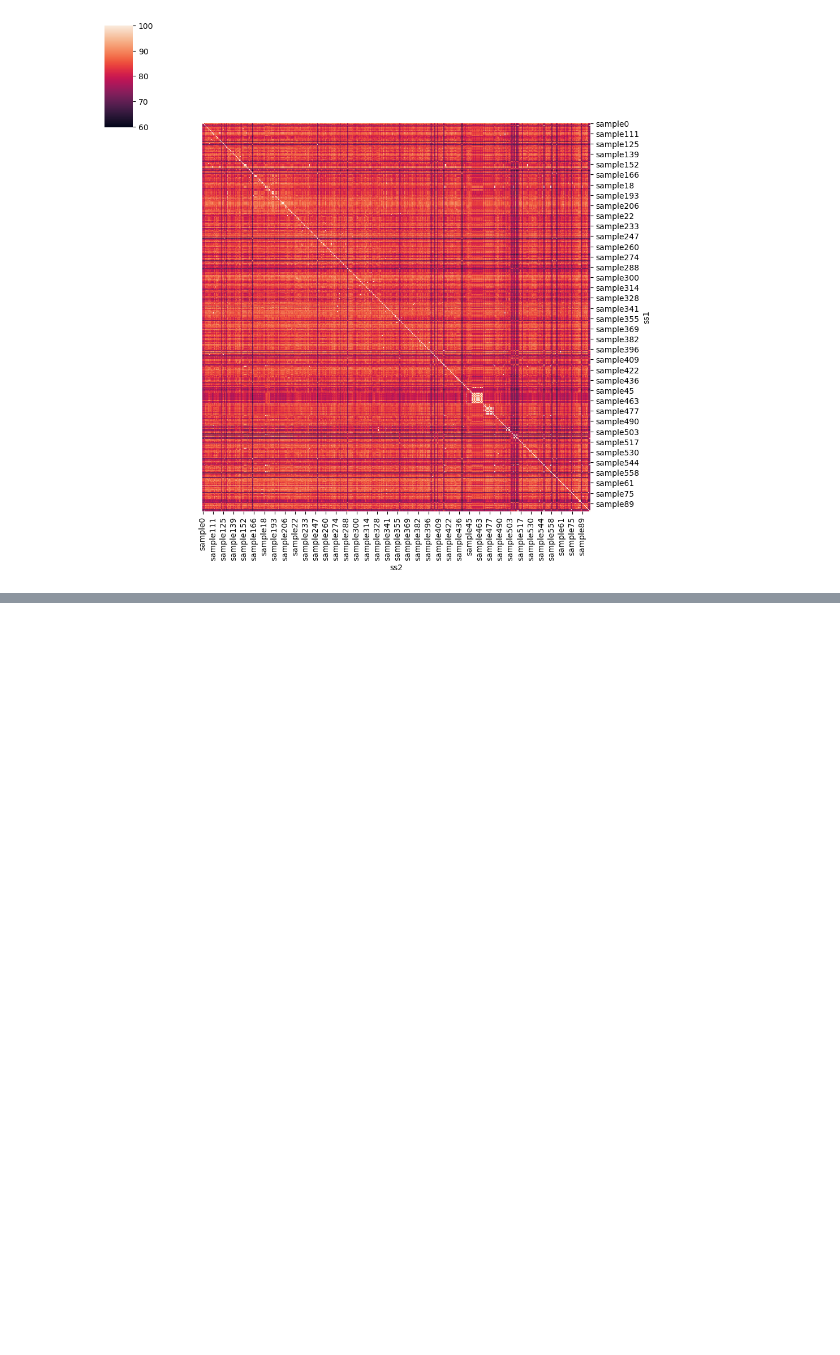
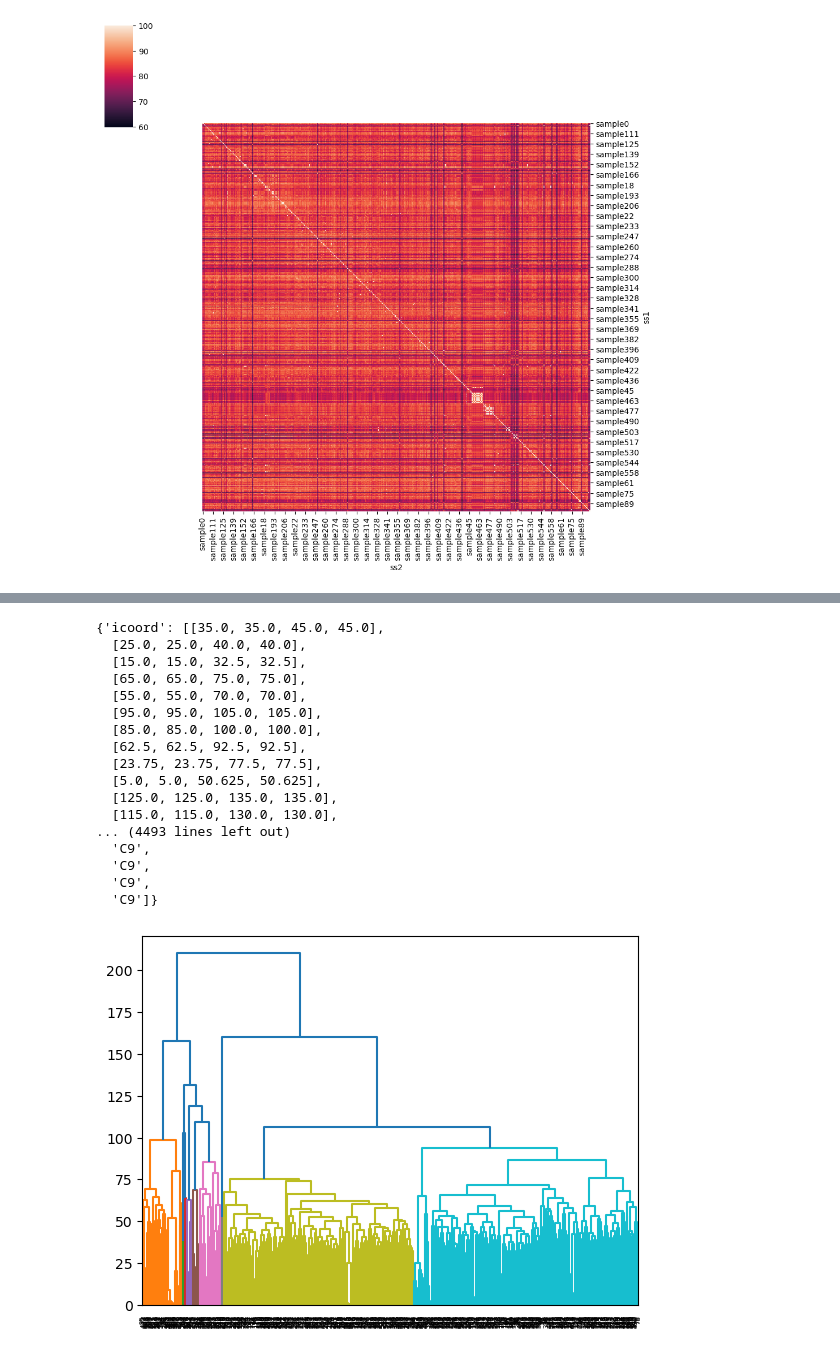
Before and after one commit to annaliese8/PopGenStats_Project, a Jupyter notebook: mummer_clustering.ipynb, the cells around one changed output, grey strips where cells are left out. Cells and saved outputs as stored; diff of their text form; code cells hidden in the pictures; blank space fills up the shorter version.

```diff
--- a/mummer_clustering.ipynb
+++ b/mummer_clustering.ipynb
@@ -157,0 +156,4 @@ Error:
+# %%
+distance_matrix = 100 - new_mummer_matrix
+distance_matrix
+# this is the pairwise divergence between genomes
@@ -157,0 +312,3 @@ Error:
+# %%
+avg_linkage_matrix = average(distance_matrix)
+avg_linkage_matrix
@@ -157,0 +333,23 @@ Error:
+# %%
+avg_dendrogram_99 = dendrogram(avg_linkage_matrix, color_threshold=99)
+avg_dendrogram_99
+# will have to reverse map to know which samples these are from the original data
+# %% [output]
+{'icoord': [[35.0, 35.0, 45.0, 45.0],
+  [25.0, 25.0, 40.0, 40.0],
+  [15.0, 15.0, 32.5, 32.5],
+  [65.0, 65.0, 75.0, 75.0],
+  [55.0, 55.0, 70.0, 70.0],
+  [95.0, 95.0, 105.0, 105.0],
+  [85.0, 85.0, 100.0, 100.0],
+  [62.5, 62.5, 92.5, 92.5],
+  [23.75, 23.75, 77.5, 77.5],
+  [5.0, 5.0, 50.625, 50.625],
+  [125.0, 125.0, 135.0, 135.0],
+  [115.0, 115.0, 130.0, 130.0],
+... (4493 lines left out)
+  'C9',
+  'C9',
+  'C9',
+  'C9']}
+[figure, added]
```
Also changed, not shown: parts of 36 cells of this notebook, 1 other file.
